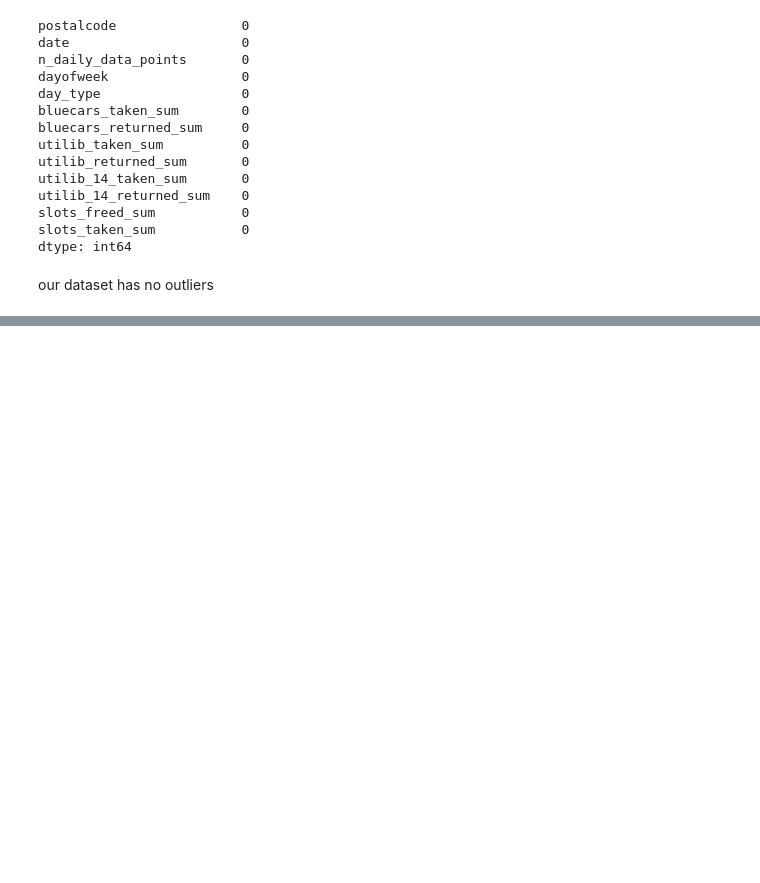
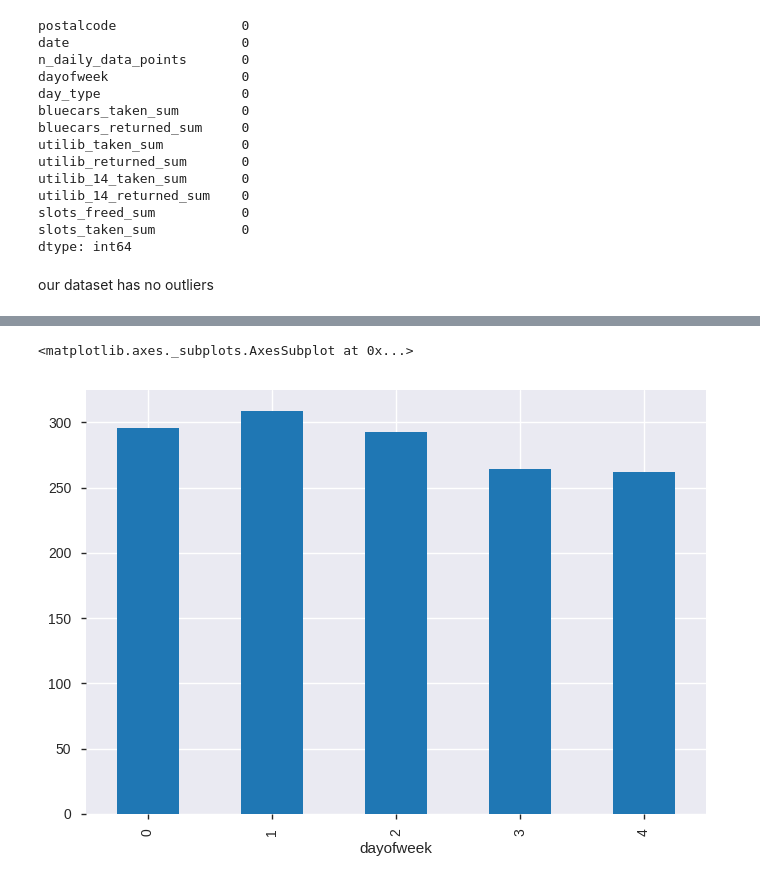
Before and after one commit to cecilia-wanja/An-analysis-of-electric-cars, a Jupyter notebook: Moringa_Data_Science_Core_W3_Independent_Project_2019_23rd_Cecilia_Gichohi_Python_Notebook.ipynb, the cells around one changed output, grey strips where cells are left out. Cells and saved outputs as stored; diff of their text form; code cells hidden in the pictures; blank space fills up the shorter version.

```diff
--- a/Moringa_Data_Science_Core_W3_Independent_Project_2019_23rd_Cecilia_Gichohi_Python_Notebook.ipynb
+++ b/Moringa_Data_Science_Core_W3_Independent_Project_2019_23rd_Cecilia_Gichohi_Python_Notebook.ipynb
@@ -197,0 +212,3 @@ our dataset has no outliers
+# %%
+autolibnew = autolib.sample(n = 2000, replace = 'False')
+autolibnew
@@ -197,0 +266,4 @@ our dataset has no outliers
+# %%
+#selecting the element weekday in day type column to test my hypothesis.
+df = autolibnew[autolibnew['day_type'] == "weekday"]
+df.head()
@@ -197,0 +303,5 @@ our dataset has no outliers
+# %%
+df.groupby("dayofweek")["dayofweek"].count().plot(kind = 'bar')
+# %% [output]
+<matplotlib.axes._subplots.AxesSubplot at 0x...>
+[figure, added]
```
Also changed, not shown: parts of 42 cells of this notebook.
